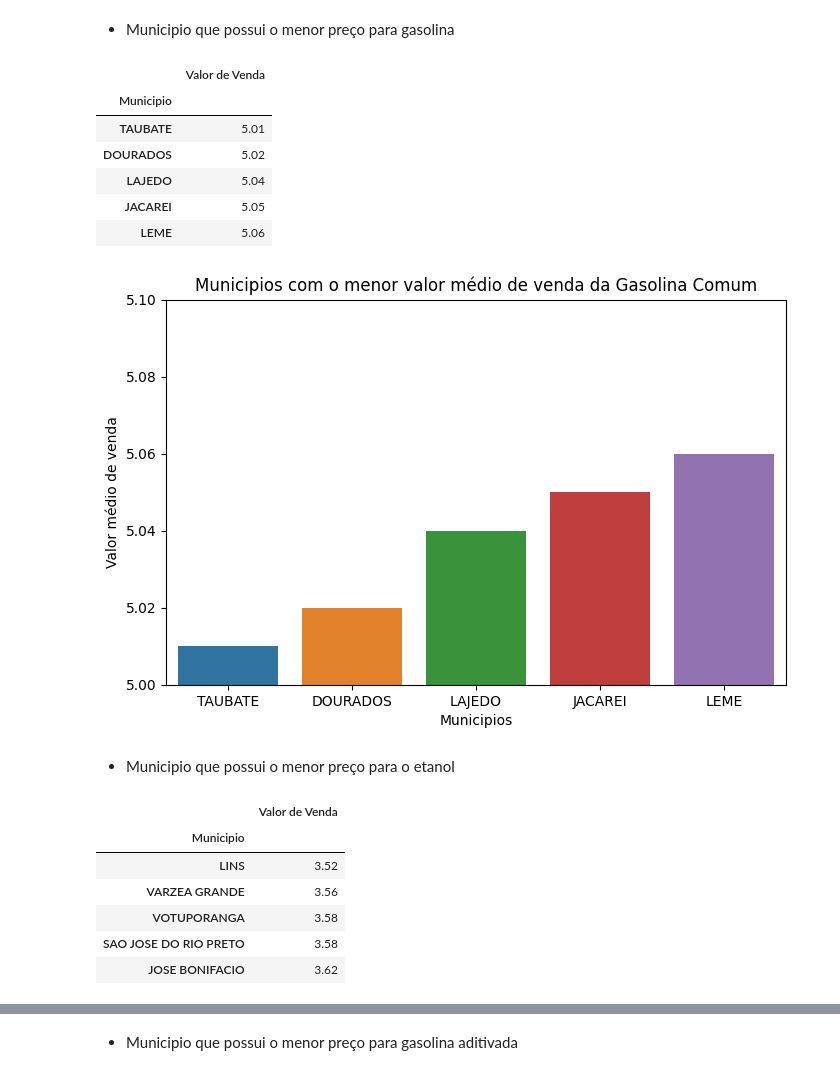
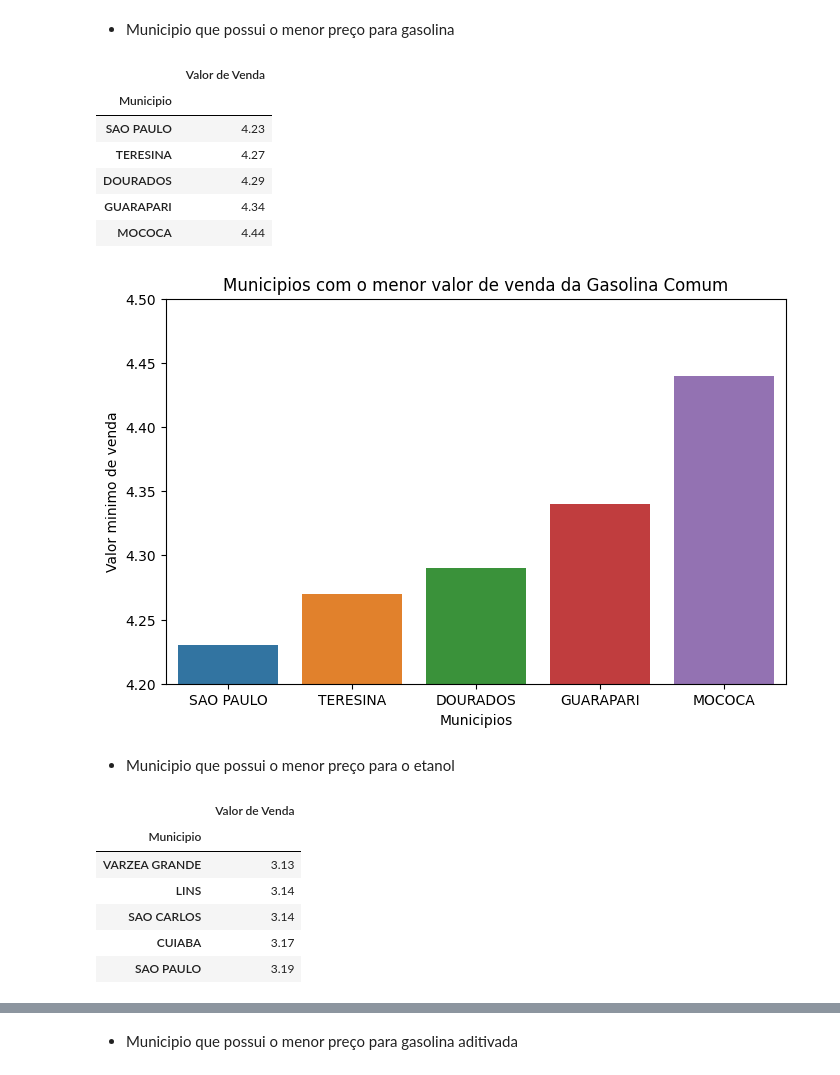
Before and after one commit to CassioRibeiro/PGM4, a Jupyter notebook: PGM4.ipynb, the cells around one changed output, grey strips where cells are left out. Drawn from its saved outputs; the diff is of its cells as text; code cells hidden in the pictures.

```diff
--- a/PGM4.ipynb
+++ b/PGM4.ipynb
@@ -329,38 +329,38 @@ plt.show()
 # %% [markdown]
 * Municipio que possui o menor preço para gasolina
 # %%
-carogasolina_municipio = gasolina[['Municipio', 'Valor de Venda']].groupby('Municipio').mean().sort_values(by = 'Valor de Venda').round(2)
+carogasolina_municipio = gasolina[['Municipio', 'Valor de Venda']].groupby('Municipio').min().sort_values(by = 'Valor de Venda').round(2)
 carogasolina_municipio.head(5)
 # %% [output]
 |  | Valor de Venda |
 | Municipio |  |
-| TAUBATE | 5.01 |
-| DOURADOS | 5.02 |
-| LAJEDO | 5.04 |
-| JACAREI | 5.05 |
-| LEME | 5.06 |
+| SAO PAULO | 4.23 |
+| TERESINA | 4.27 |
+| DOURADOS | 4.29 |
+| GUARAPARI | 4.34 |
+| MOCOCA | 4.44 |
 # %%
-# Gráfico pare representar os municipios com menor preço médio para Gasolina
+# Gráfico pare representar os municipios com menor preço para Gasolina
 plt.figure(figsize = (8,5))
 sns.barplot(x= carogasolina_municipio.head(5).index, y=carogasolina_municipio['Valor de Venda'].head(5))
-plt.ylim(5,5.1)
-plt.title('Municipios com o menor valor médio de venda da Gasolina Comum')
+plt.ylim(4.2,4.5)
+plt.title('Municipios com o menor valor de venda da Gasolina Comum')
 plt.xlabel('Municipios')
-plt.ylabel('Valor médio de venda')
+plt.ylabel('Valor minimo de venda')
 plt.show()
 # %% [output]
-[figure, old version]
+[figure, new version]
 # %% [markdown]
 * Municipio que possui o menor preço para o etanol
 # %%
-caroetanol_municipio = etanol[['Municipio', 'Valor de Venda']].groupby('Municipio').mean().sort_values(by = 'Valor de Venda').round(2)
+caroetanol_municipio = etanol[['Municipio', 'Valor de Venda']].groupby('Municipio').min().sort_values(by = 'Valor de Venda').round(2)
 caroetanol_municipio.head(5)
 # %% [output]
 |  | Valor de Venda |
 | Municipio |  |
-| LINS | 3.52 |
-| VARZEA GRANDE | 3.56 |
-| VOTUPORANGA | 3.58 |
-| SAO JOSE DO RIO PRETO | 3.58 |
-| JOSE BONIFACIO | 3.62 |
+| VARZEA GRANDE | 3.13 |
+| LINS | 3.14 |
+| SAO CARLOS | 3.14 |
+| CUIABA | 3.17 |
+| SAO PAULO | 3.19 |
 # %%
```
Also changed, not shown: parts of 16 cells of this notebook.
